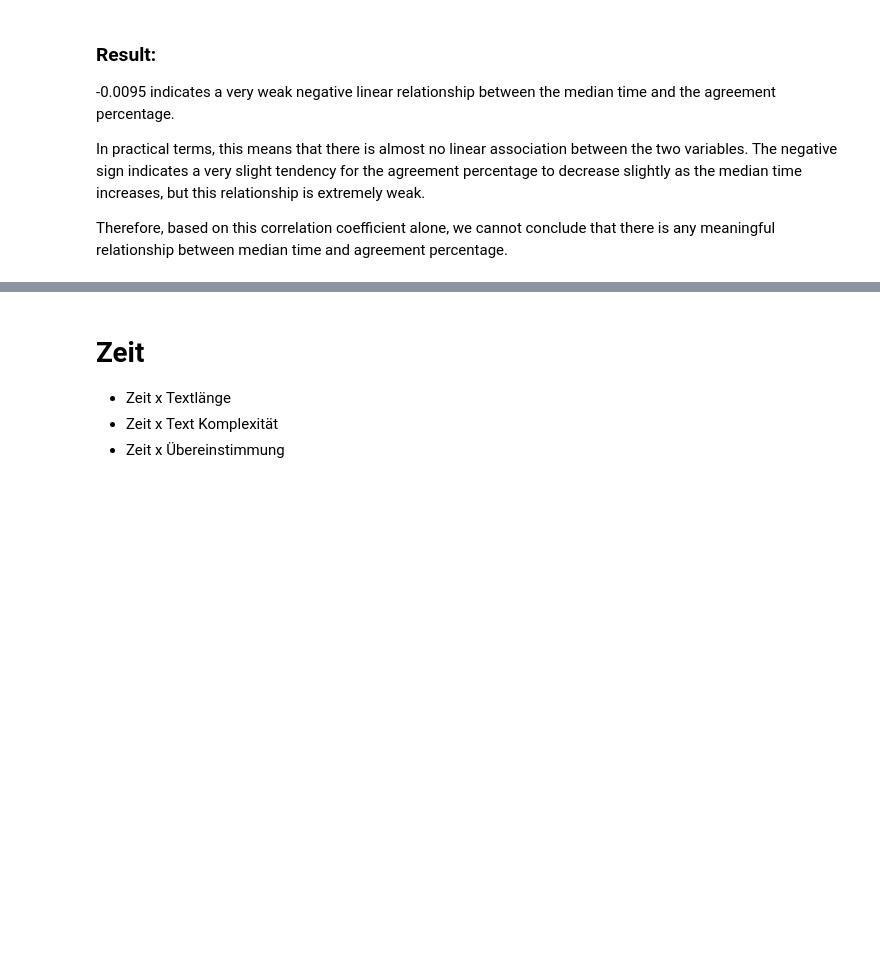
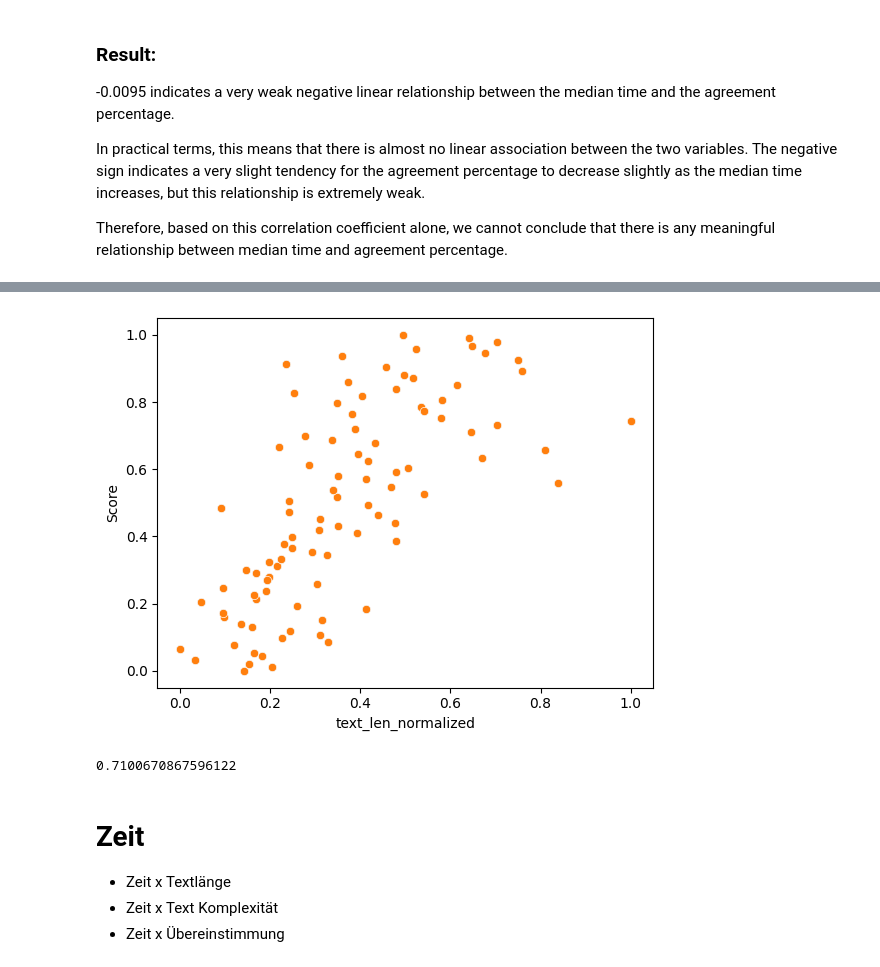
Before and after one commit to irgroup/DIS22_ARTS_Project, a Jupyter notebook: Antwortdauer & Simplizität Quantitativ/1. Getting Started.ipynb, the cells around one changed output, grey strips where cells are left out. Cells and saved outputs as stored; diff of their text form; code cells hidden in the pictures; blank space fills up the shorter version.

```diff
--- a/Antwortdauer & Simplizität Quantitativ/1. Getting Started.ipynb
+++ b/Antwortdauer & Simplizität Quantitativ/1. Getting Started.ipynb
@@ -118,0 +110,3 @@ Therefore, based on this correlation coefficient alone, we cannot conclude that
+# %%
+base = "../export/"
+average_ranking = pd.read_csv(base + "Scores___Gold15.csv")
@@ -118,0 +129,2 @@ Therefore, based on this correlation coefficient alone, we cannot conclude that
+# %%
+average_ranking["text_len"] = average_ranking["Text"].apply(lambda x: len(x))
@@ -119,3 +147,14 @@ Therefore, based on this correlation coefficient alone, we cannot conclude that
+# %%
+average_ranking["text_len_normalized"] = (average_ranking["text_len"]-min(average_ranking["text_len"]))/(max(average_ranking["text_len"])-min(average_ranking["text_len"]))
+# %%
+sns.scatterplot(x = average_ranking['text_len_normalized'], y = average_ranking['Score'])
+plt.show()
+# %% [output]
+[figure, added]
+# %%
+average_ranking['text_len_normalized'].corr(average_ranking['Score'])
+# %% [output]
+0.7100670867596122
 # %%
 # CORRELATION ZU TAGESZEIT & TAG UND ANTWORTZEIT
 # %% [markdown]
```
Also changed, not shown: parts of 10 cells of this notebook.
